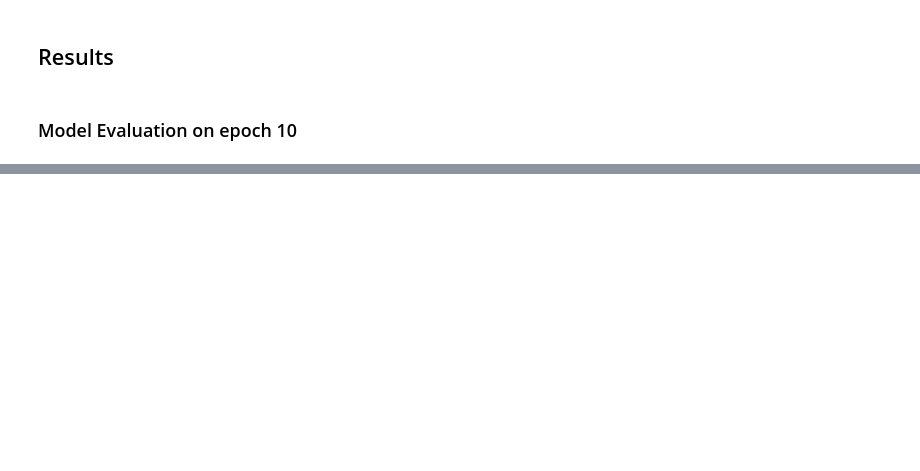
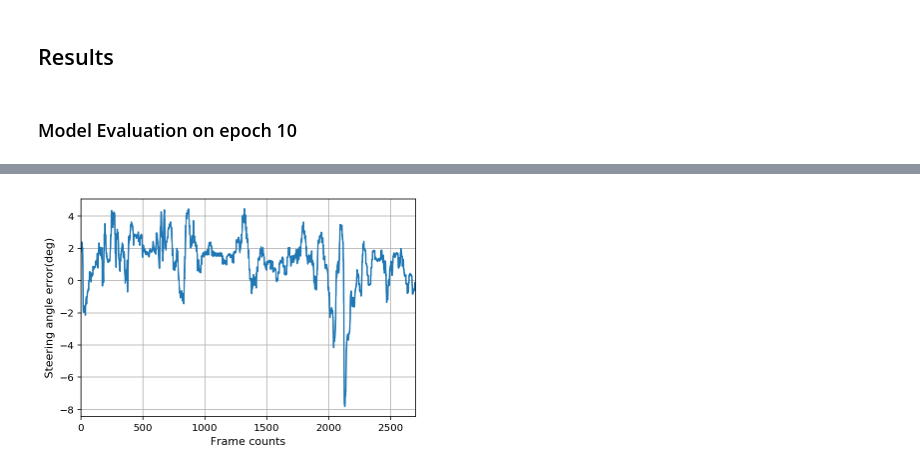
Before and after one commit to gwwang16/MLND-Capstone-Project-DeepTesla, a Jupyter notebook: DeepTesla.ipynb, the cells around one changed output, grey strips where cells are left out. Saved outputs shown, nothing was run; the diff lists cells and outputs as text; code cells hidden in the pictures; blank space fills up the shorter version.

```diff
--- a/DeepTesla.ipynb
+++ b/DeepTesla.ipynb
@@ -1022,9 +1059,11 @@ angle_error = np.subtract(machine_steering, human_steering)
 # %%
 plt.figure
 plt.plot(angle_error)
-plt.ylabel('Steering angle error(deg)')
-plt.xlabel('Frame counts')
+plt.ylabel('Steering angle error(deg)', fontsize=11)
+plt.xlabel('Frame counts', fontsize=11)
 plt.xlim((0,2700))
 plt.grid()
-plt.savefig(img_dir + "/result_error.png")
+plt.savefig(img_dir + "/result_error.png", dpi=300)
 plt.show()
+# %% [output]
+[figure, added]
```
Also changed, not shown: parts of 31 cells of this notebook, 4 other files.
